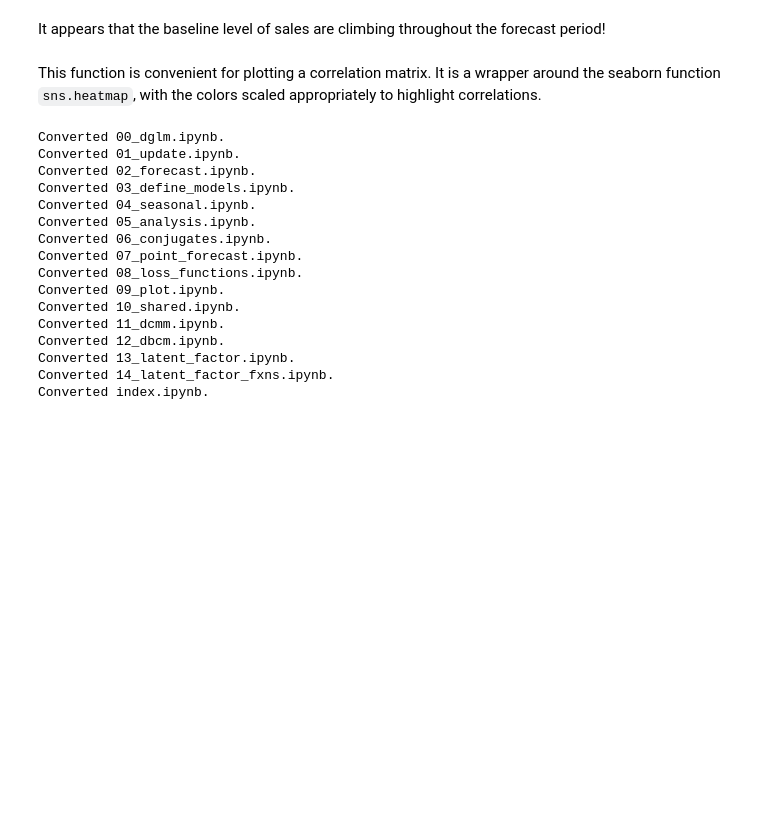
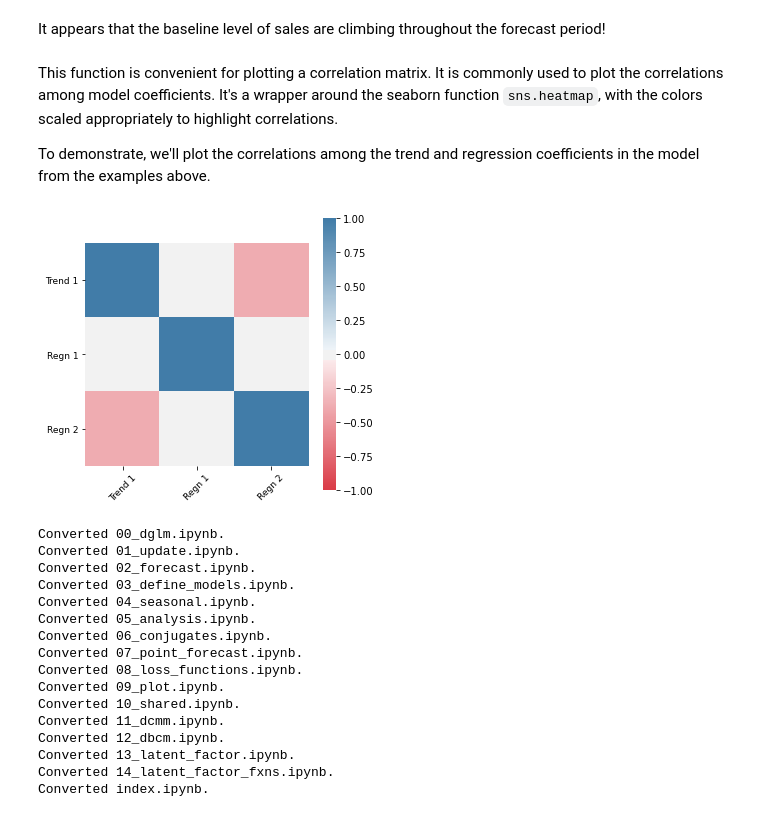
Before and after one commit to lavinei/pybats_nbdev, a Jupyter notebook: nbs/09_plot.ipynb, the cells around one changed output. Cells and saved outputs as stored; diff of their text form; code cells hidden in the pictures; blank space fills up the shorter version.

Commit message:
plot

```diff
--- a/nbs/09_plot.ipynb
+++ b/nbs/09_plot.ipynb
@@ -220,7 +222,20 @@ def plot_corr(fig, ax, corr, labels=None):
     ax.set_yticklabels(labels=labels, rotation=0, size=9)
     return ax
 # %% [markdown]
-This function is convenient for plotting a correlation matrix. It is a wrapper around the seaborn function `sns.heatmap`, with the colors scaled appropriately to highlight correlations.
+This function is convenient for plotting a correlation matrix. It is commonly used to plot the correlations among model coefficients. It's a wrapper around the seaborn function `sns.heatmap`, with the colors scaled appropriately to highlight correlations.
+
+To demonstrate, we'll plot the correlations among the trend and regression coefficients in the model from the examples above.
+# %%
+p = mod.ntrend + mod.nregn_exhol
+
+cov = mod.R[:p,:p]
+D = np.sqrt(cov.diagonal()).reshape(-1,1)
+corr = cov/D/D.T
+
+fig, ax = plt.subplots(figsize=(5,5))
+plot_corr(fig, ax, corr = corr, labels=['Trend 1', 'Regn 1', 'Regn 2']);
+# %% [output]
+[figure, added]
 # %%
 #hide
 from nbdev.export import notebook2script
```
Also changed, not shown: parts of 6 cells of this notebook, 3 other files.
